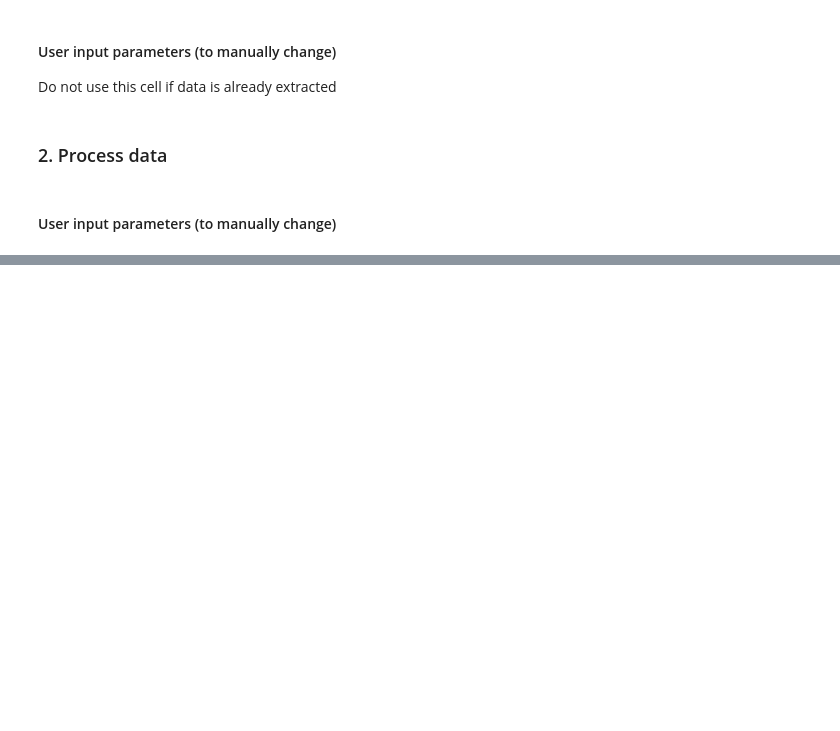
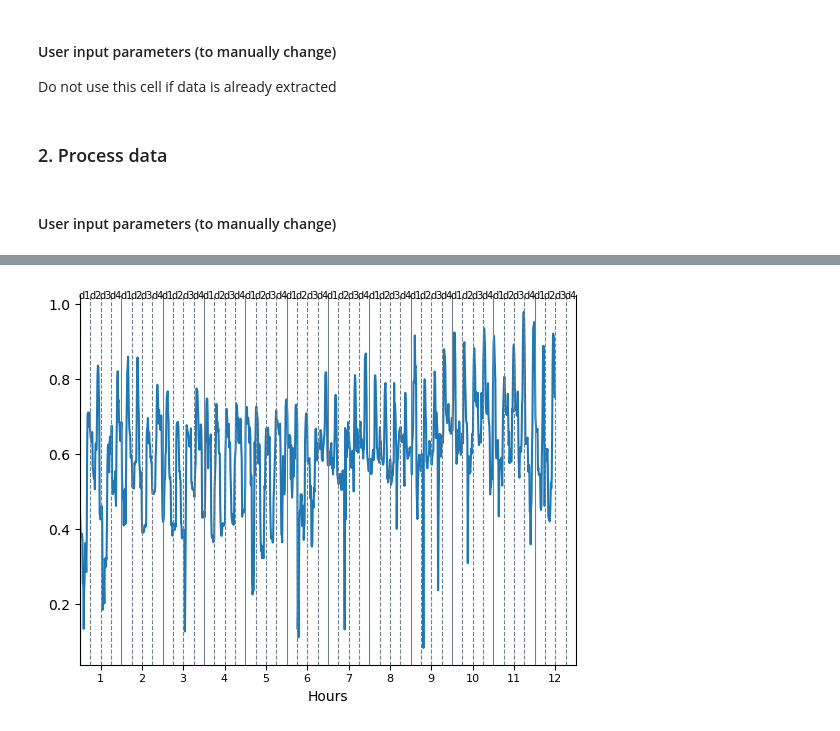
Before and after one commit to ESMAP-World-Bank-Group/Planning-tools, a Jupyter notebook: representative_days.ipynb, the cells around one changed output, grey strips where cells are left out. Saved outputs shown, nothing was run; the diff lists cells and outputs as text; code cells hidden in the pictures; blank space fills up the shorter version.

```diff
--- a/representative_days.ipynb
+++ b/representative_days.ipynb
@@ -89,0 +114,9 @@ File saved at: parse_data/guinea/pVREProfile_guinea.csv
+# %%
+# Plot PV profile
+path_file = os.path.join(folder_process_data, 'pDemandProfile_{}.csv'.format(name_data))
+df = pd.read_csv(path_file, index_col=[0, 1, 2, 3])
+df = df.droplevel('zone', axis=0)
+df = df.stack()
+plot_repr_variable(df)
+# %% [output]
+[figure, added]
```
Also changed, not shown: parts of 5 cells of this notebook, 2 other files.
